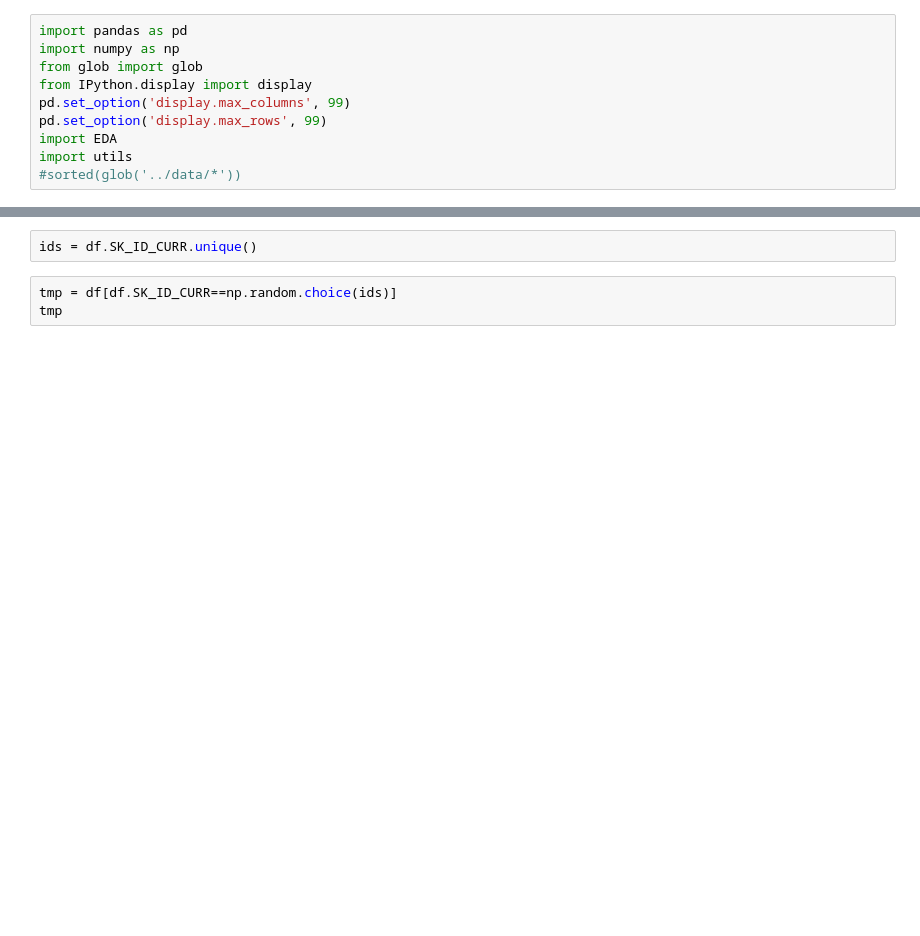
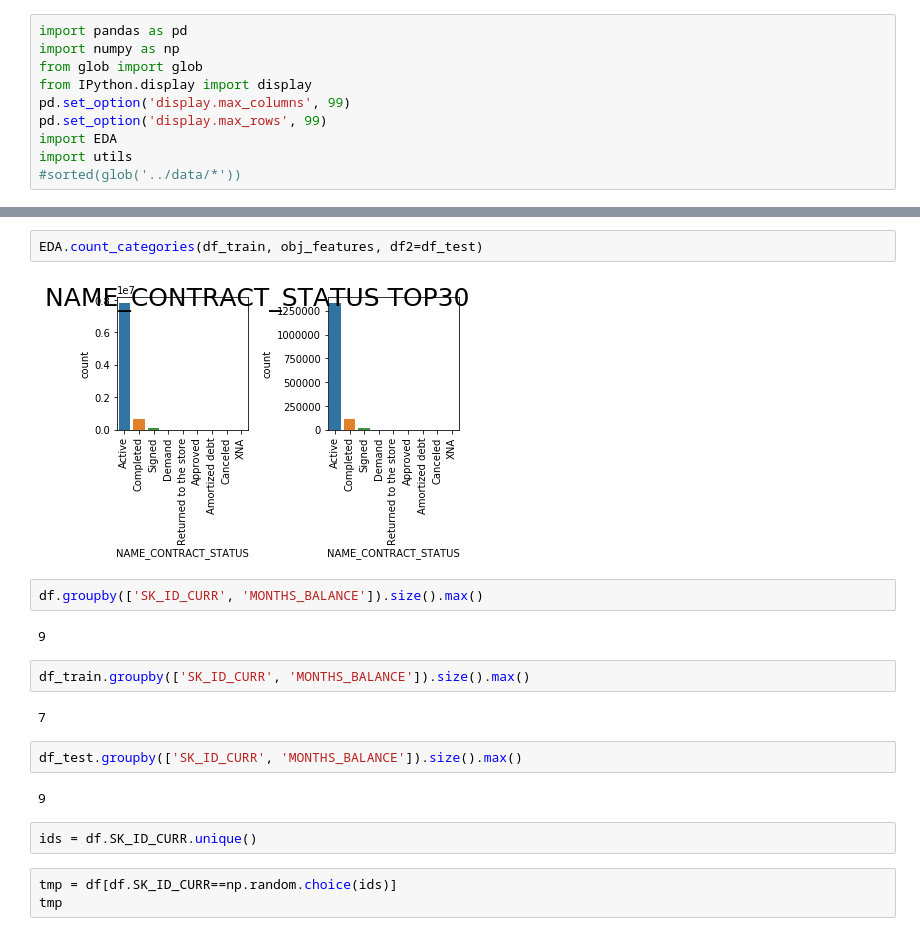
Before and after one commit to KazukiOnodera/Home-Credit-Default-Risk, a Jupyter notebook: py/EDA_004_POS_CASH_balance.ipynb, the cells around one changed output, grey strips where cells are left out. Cells and saved outputs as stored; diff of their text form; blank space fills up the shorter version.

```diff
--- a/py/EDA_004_POS_CASH_balance.ipynb
+++ b/py/EDA_004_POS_CASH_balance.ipynb
@@ -34,3 +74,19 @@ Shape: (10001358, 8)
+# %%
+EDA.count_categories(df_train, obj_features, df2=df_test)
+# %% [output]
+[figure, added]
+# %%
+df.groupby(['SK_ID_CURR', 'MONTHS_BALANCE']).size().max()
+# %% [output]
+9
+# %%
+df_train.groupby(['SK_ID_CURR', 'MONTHS_BALANCE']).size().max()
+# %% [output]
+7
+# %%
+df_test.groupby(['SK_ID_CURR', 'MONTHS_BALANCE']).size().max()
+# %% [output]
+9
 # %%
 ids = df.SK_ID_CURR.unique()
 # %%
```
Also changed, not shown: parts of 9 cells of this notebook, 12 other files.
